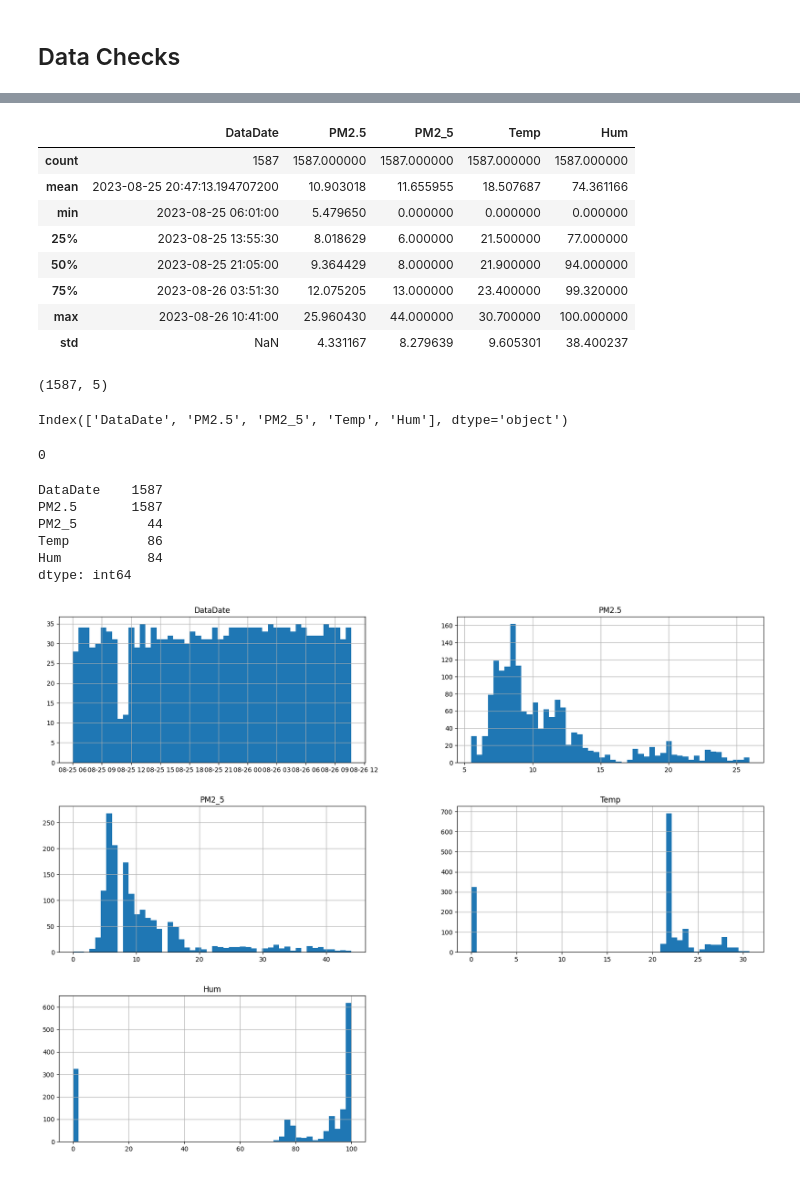
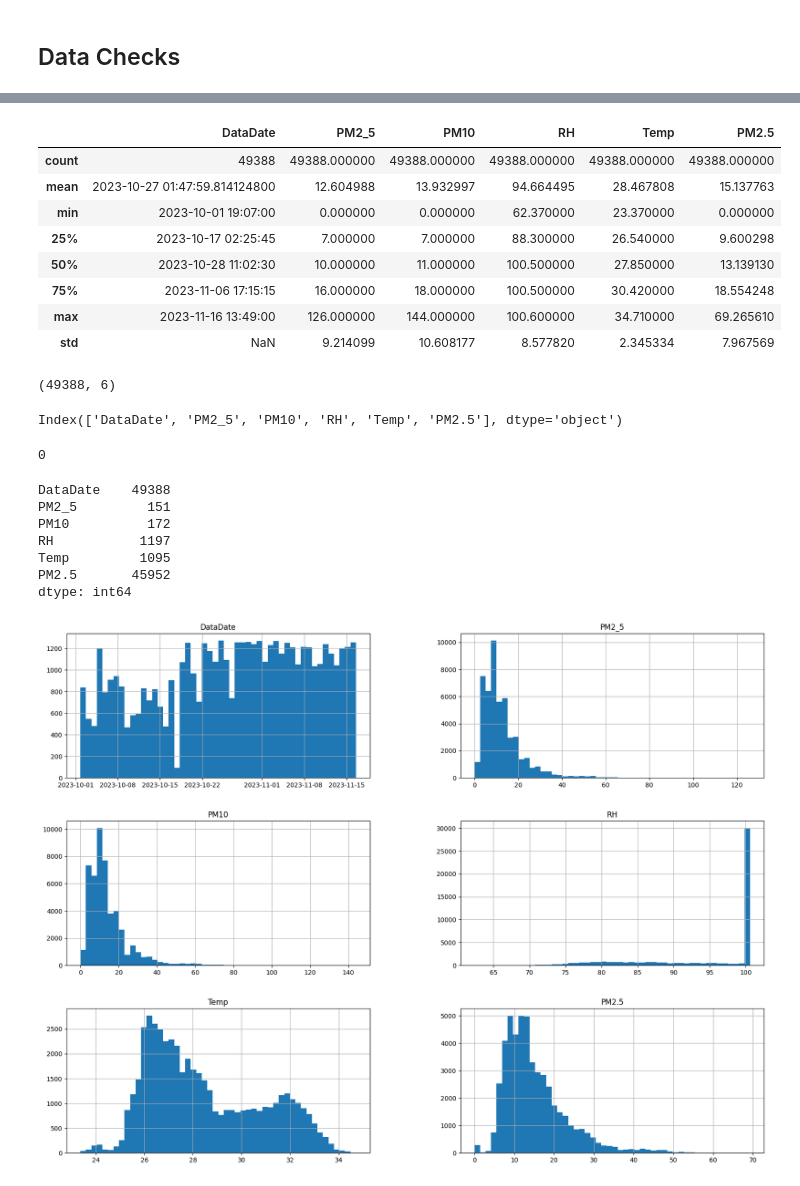
Before and after one commit to moadams847/Air_Sensor_ML_Calibration_Setup, a Jupyter notebook: notebook/Exploratory_Data_Analysis.ipynb, the cells around one changed output, grey strips where cells are left out. Saved outputs shown, nothing was run; the diff lists cells and outputs as text; code cells hidden in the pictures.

```diff
--- a/notebook/Exploratory_Data_Analysis.ipynb
+++ b/notebook/Exploratory_Data_Analysis.ipynb
@@ -19,6 +19,6 @@ from sklearn.model_selection import train_test_split
 ## Data Checks
 # %%
 #load data
-merge_csv = pd.read_csv('data/merged_data.csv', parse_dates=['DataDate'])
-merge_csv.head()
+df = pd.read_csv('data/merge_raw_data_Teledyne/calibration_data_sets/merged_Teledyne_data_weather_data_ENE00950.csv', parse_dates=['DataDate'])
+df
 # %% [output]
@@ -55,21 +64,21 @@ memory usage: 62.1 KB
 # %%
-merge_csv.describe()
+df.describe()
 # %% [output]
-|  | DataDate | PM2.5 | PM2_5 | Temp | Hum |
-| count | 1587 | 1587.000000 | 1587.000000 | 1587.000000 | 1587.000000 |
-| mean | 2023-08-25 20:47:13.194707200 | 10.903018 | 11.655955 | 18.507687 | 74.361166 |
-| min | 2023-08-25 06:01:00 | 5.479650 | 0.000000 | 0.000000 | 0.000000 |
-| 25% | 2023-08-25 13:55:30 | 8.018629 | 6.000000 | 21.500000 | 77.000000 |
-| 50% | 2023-08-25 21:05:00 | 9.364429 | 8.000000 | 21.900000 | 94.000000 |
-| 75% | 2023-08-26 03:51:30 | 12.075205 | 13.000000 | 23.400000 | 99.320000 |
-| max | 2023-08-26 10:41:00 | 25.960430 | 44.000000 | 30.700000 | 100.000000 |
-| std | NaN | 4.331167 | 8.279639 | 9.605301 | 38.400237 |
+|  | DataDate | PM2_5 | PM10 | RH | Temp | PM2.5 |
+| count | 49388 | 49388.000000 | 49388.000000 | 49388.000000 | 49388.000000 | 49388.000000 |
+| mean | 2023-10-27 01:47:59.814124800 | 12.604988 | 13.932997 | 94.664495 | 28.467808 | 15.137763 |
+| min | 2023-10-01 19:07:00 | 0.000000 | 0.000000 | 62.370000 | 23.370000 | 0.000000 |
+| 25% | 2023-10-17 02:25:45 | 7.000000 | 7.000000 | 88.300000 | 26.540000 | 9.600298 |
+| 50% | 2023-10-28 11:02:30 | 10.000000 | 11.000000 | 100.500000 | 27.850000 | 13.139130 |
+| 75% | 2023-11-06 17:15:15 | 16.000000 | 18.000000 | 100.500000 | 30.420000 | 18.554248 |
+| max | 2023-11-16 13:49:00 | 126.000000 | 144.000000 | 100.600000 | 34.710000 | 69.265610 |
+| std | NaN | 9.214099 | 10.608177 | 8.577820 | 2.345334 | 7.967569 |
 # %%
-merge_csv.shape
+df.shape
 # %% [output]
-(1587, 5)
+(49388, 6)
 # %%
-merge_csv.columns
+df.columns
 # %% [output]
-Index(['DataDate', 'PM2.5', 'PM2_5', 'Temp', 'Hum'], dtype='object')
+Index(['DataDate', 'PM2_5', 'PM10', 'RH', 'Temp', 'PM2.5'], dtype='object')
 # %%
@@ -77,13 +86,14 @@ merge_csv.duplicated().sum()
 # %% [output]
 0
 # %%
-merge_csv.nunique()
+df.nunique()
 # %% [output]
-DataDate    1587
-PM2.5       1587
-PM2_5         44
-Temp          86
-Hum           84
+DataDate    49388
+PM2_5         151
+PM10          172
+RH           1197
+Temp         1095
+PM2.5       45952
 dtype: int64
 # %%
 ## define numerical columes
@@ -92,6 +102,6 @@ categorical_features = [feature for feature in merge_csv.columns if merge_csv[fe
 # %%
 %matplotlib inline
-merge_csv.hist(bins=50, figsize=(20,15))
+df.hist(bins=50, figsize=(20,15))
 plt.show()
 # %% [output]
-[figure, old version]
+[figure, new version]
```
Also changed, not shown: parts of 13 cells of this notebook, 25 other files.
